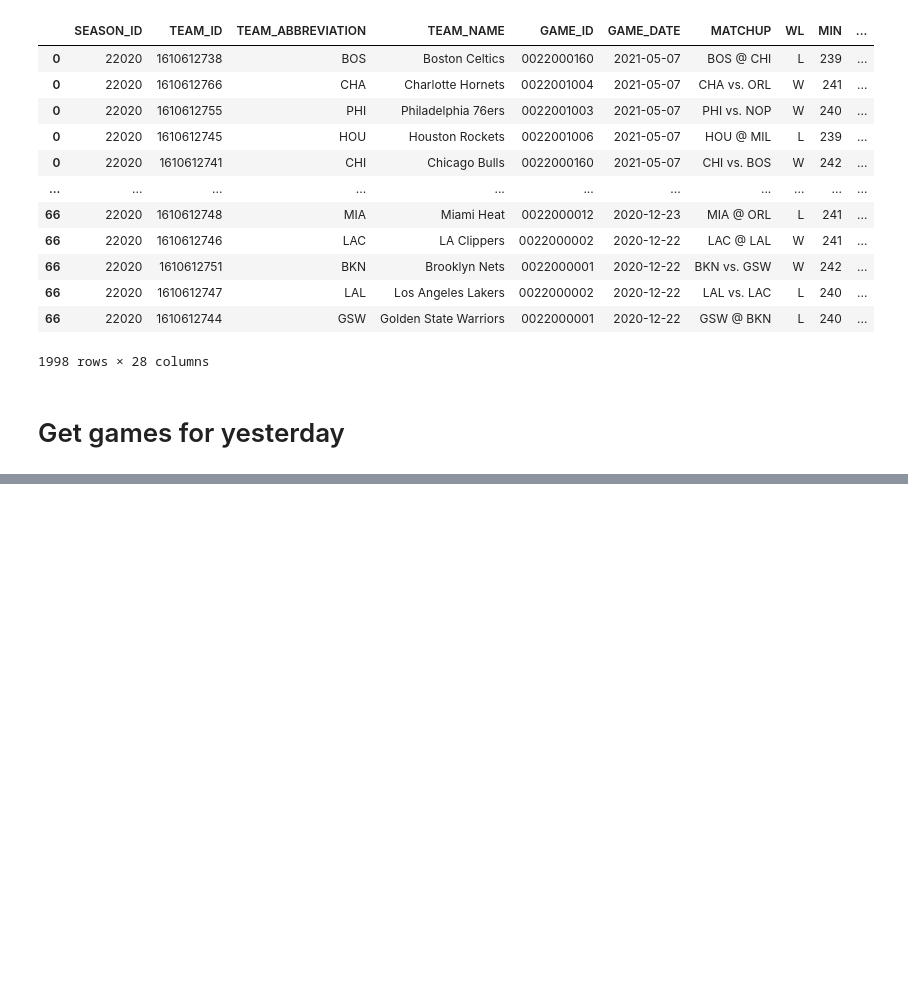
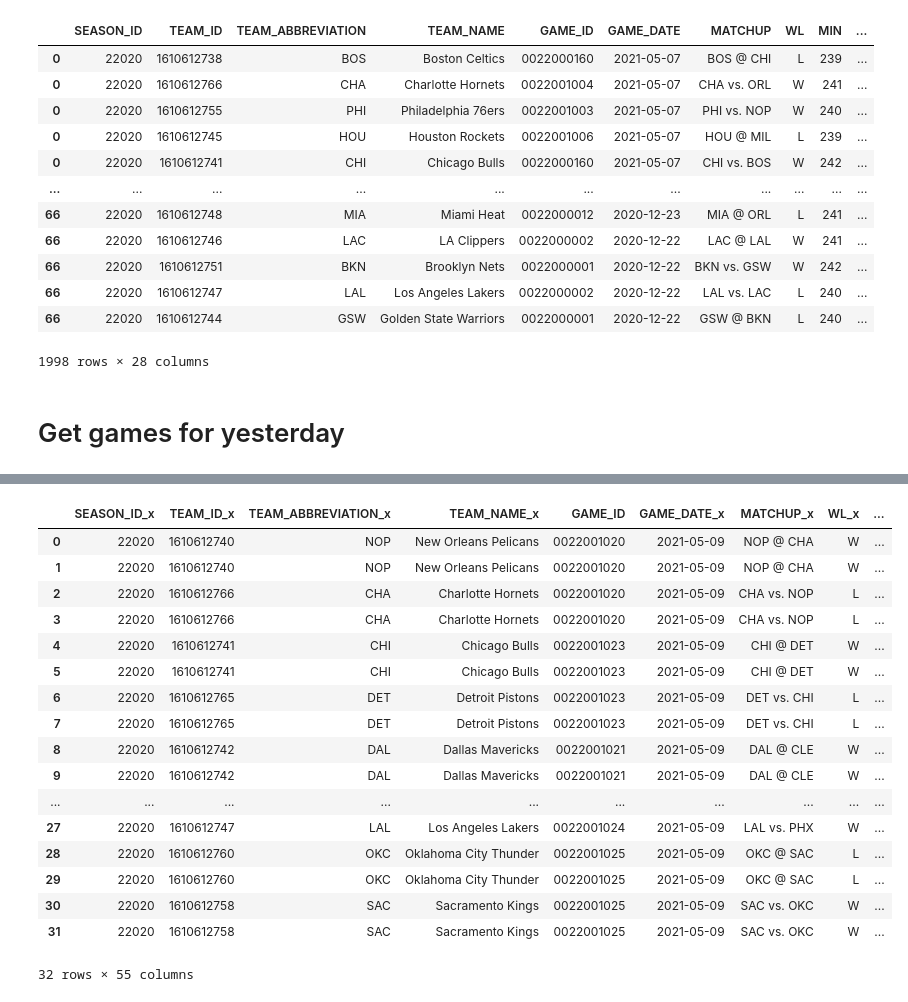
Before and after one commit to sszh1904/NBA_Match_Prediction, a Jupyter notebook: extracting_nba_api.ipynb, the cells around one changed output, grey strips where cells are left out. Saved outputs shown, nothing was run; the diff lists cells and outputs as text; code cells hidden in the pictures; blank space fills up the shorter version.

```diff
--- a/extracting_nba_api.ipynb
+++ b/extracting_nba_api.ipynb
@@ -92,0 +134,22 @@ df
+# %%
+df_combined = df.merge(df, on='GAME_ID')
+df_combined
+# %% [output]
+|  | SEASON_ID_x | TEAM_ID_x | TEAM_ABBREVIATION_x | TEAM_NAME_x | GAME_ID | GAME_DATE_x | MATCHUP_x | WL_x | ... |
+| 0 | 22020 | 1610612740 | NOP | New Orleans Pelicans | 0022001020 | 2021-05-09 | NOP @ CHA | W | ... |
+| 1 | 22020 | 1610612740 | NOP | New Orleans Pelicans | 0022001020 | 2021-05-09 | NOP @ CHA | W | ... |
+| 2 | 22020 | 1610612766 | CHA | Charlotte Hornets | 0022001020 | 2021-05-09 | CHA vs. NOP | L | ... |
+| 3 | 22020 | 1610612766 | CHA | Charlotte Hornets | 0022001020 | 2021-05-09 | CHA vs. NOP | L | ... |
+| 4 | 22020 | 1610612741 | CHI | Chicago Bulls | 0022001023 | 2021-05-09 | CHI @ DET | W | ... |
+| 5 | 22020 | 1610612741 | CHI | Chicago Bulls | 0022001023 | 2021-05-09 | CHI @ DET | W | ... |
+| 6 | 22020 | 1610612765 | DET | Detroit Pistons | 0022001023 | 2021-05-09 | DET vs. CHI | L | ... |
+| 7 | 22020 | 1610612765 | DET | Detroit Pistons | 0022001023 | 2021-05-09 | DET vs. CHI | L | ... |
+| 8 | 22020 | 1610612742 | DAL | Dallas Mavericks | 0022001021 | 2021-05-09 | DAL @ CLE | W | ... |
+| 9 | 22020 | 1610612742 | DAL | Dallas Mavericks | 0022001021 | 2021-05-09 | DAL @ CLE | W | ... |
+| ... | ... | ... | ... | ... | ... | ... | ... | ... | ... |
+| 27 | 22020 | 1610612747 | LAL | Los Angeles Lakers | 0022001024 | 2021-05-09 | LAL vs. PHX | W | ... |
+| 28 | 22020 | 1610612760 | OKC | Oklahoma City Thunder | 0022001025 | 2021-05-09 | OKC @ SAC | L | ... |
+| 29 | 22020 | 1610612760 | OKC | Oklahoma City Thunder | 0022001025 | 2021-05-09 | OKC @ SAC | L | ... |
+| 30 | 22020 | 1610612758 | SAC | Sacramento Kings | 0022001025 | 2021-05-09 | SAC vs. OKC | W | ... |
+| 31 | 22020 | 1610612758 | SAC | Sacramento Kings | 0022001025 | 2021-05-09 | SAC vs. OKC | W | ... |
+32 rows × 55 columns
```
Also changed, not shown: parts of 6 cells of this notebook, 2 other files.
